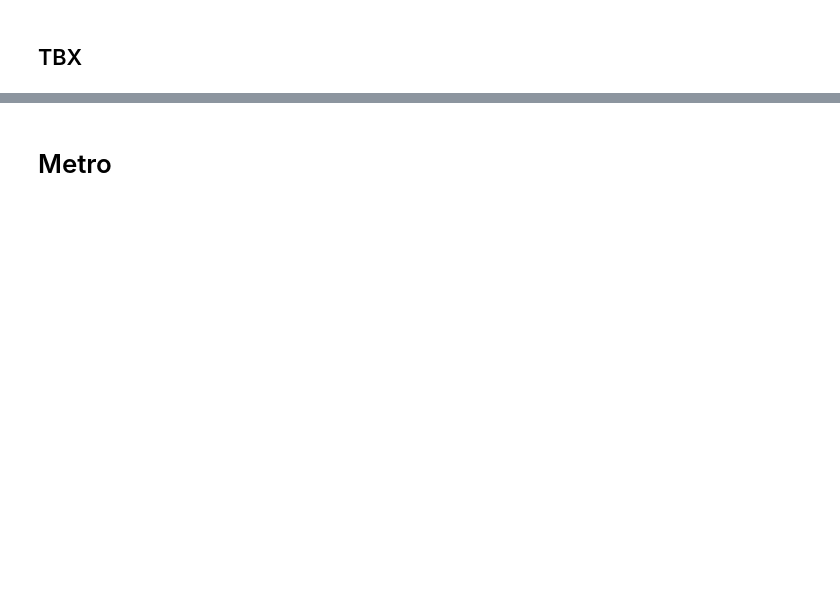
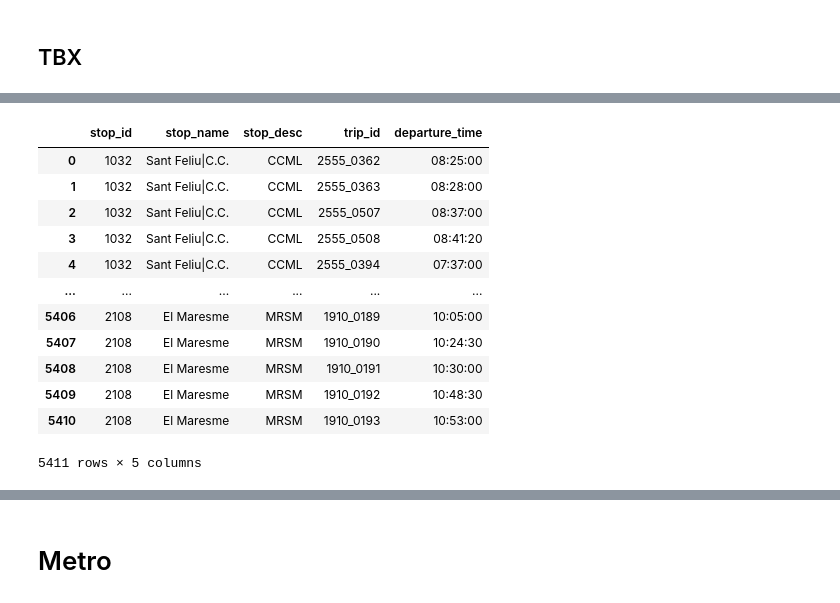
Before and after one commit to bmantepe/stop-location, a Jupyter notebook: 15-Wait-Times.ipynb, the cells around one changed output, grey strips where cells are left out. Cells and saved outputs as stored; diff of their text form; code cells hidden in the pictures; blank space fills up the shorter version.

```diff
--- a/15-Wait-Times.ipynb
+++ b/15-Wait-Times.ipynb
@@ -69,0 +138,17 @@ exchange_edges_tram
+# %%
+stops_w_times = stops.merge(stop_times, on='stop_id', how='left')
+stops_w_times
+# %% [output]
+|  | stop_id | stop_name | stop_desc | trip_id | departure_time |
+| 0 | 1032 | Sant Feliu|C.C. | CCML | 2555_0362 | 08:25:00 |
+| 1 | 1032 | Sant Feliu|C.C. | CCML | 2555_0363 | 08:28:00 |
+| 2 | 1032 | Sant Feliu|C.C. | CCML | 2555_0507 | 08:37:00 |
+| 3 | 1032 | Sant Feliu|C.C. | CCML | 2555_0508 | 08:41:20 |
+| 4 | 1032 | Sant Feliu|C.C. | CCML | 2555_0394 | 07:37:00 |
+| ... | ... | ... | ... | ... | ... |
+| 5406 | 2108 | El Maresme | MRSM | 1910_0189 | 10:05:00 |
+| 5407 | 2108 | El Maresme | MRSM | 1910_0190 | 10:24:30 |
+| 5408 | 2108 | El Maresme | MRSM | 1910_0191 | 10:30:00 |
+| 5409 | 2108 | El Maresme | MRSM | 1910_0192 | 10:48:30 |
+| 5410 | 2108 | El Maresme | MRSM | 1910_0193 | 10:53:00 |
+5411 rows × 5 columns
```
Also changed, not shown: parts of 15 cells of this notebook, 3 other files.
